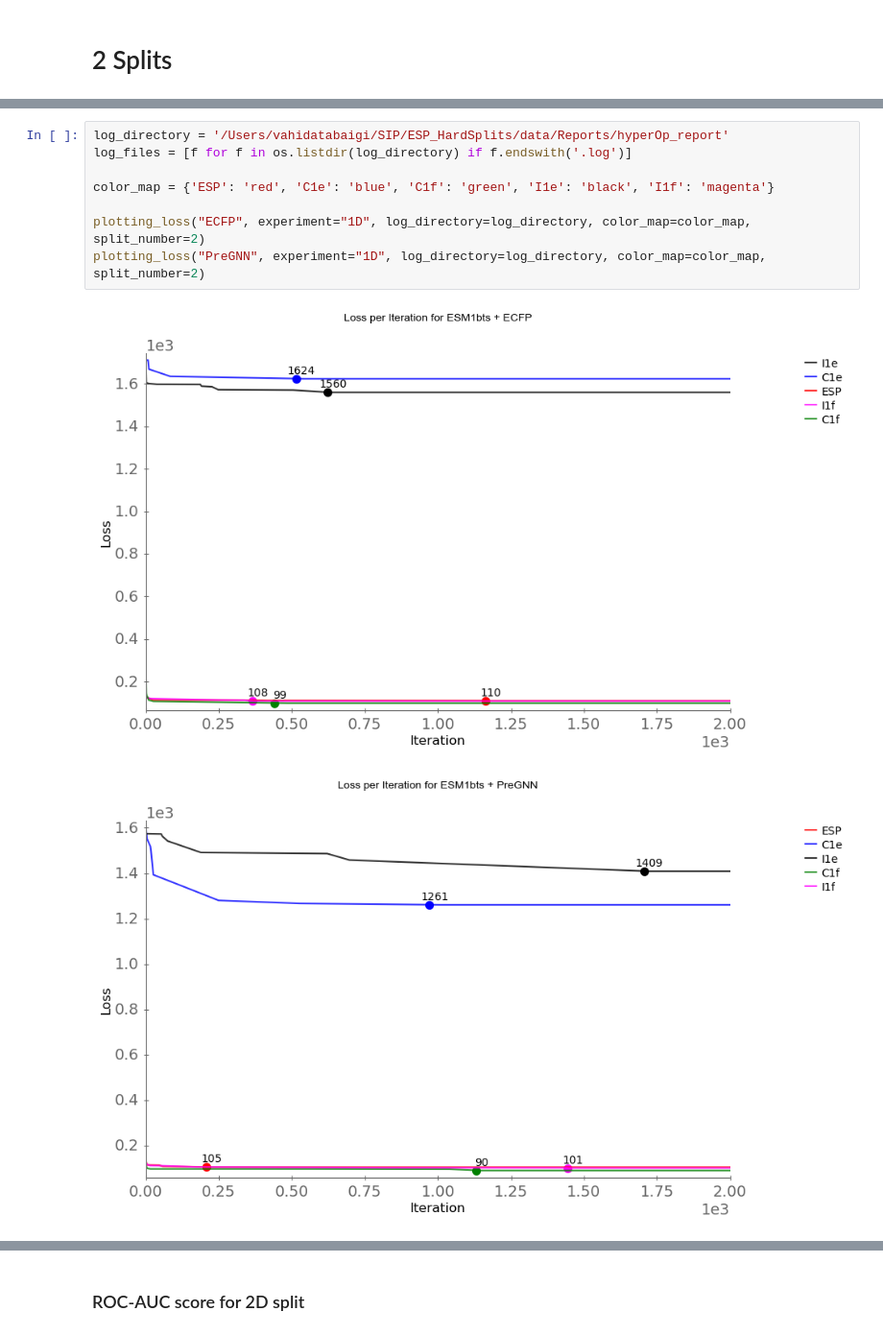
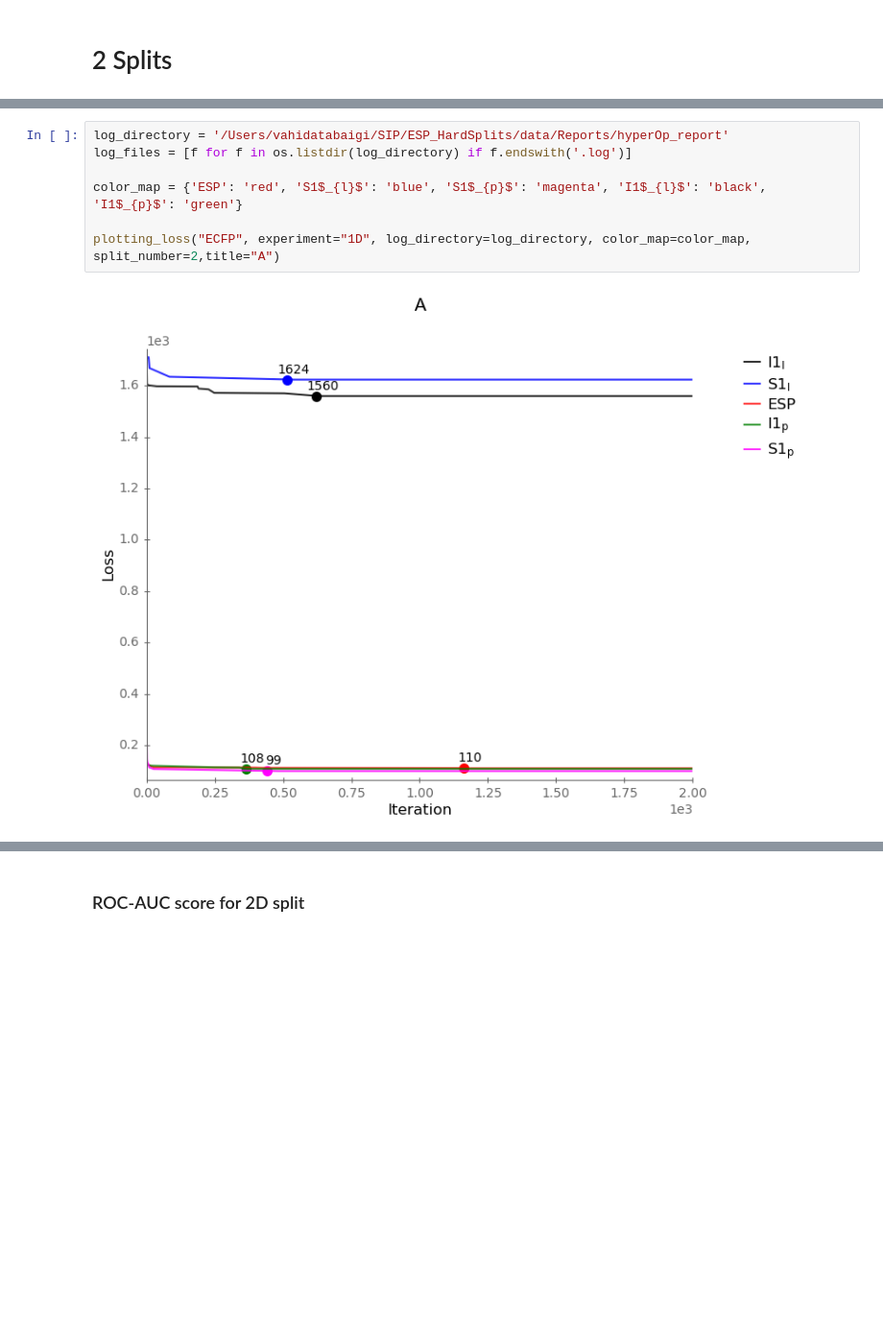
Before and after one commit to kalininalab/ESP_Leak_Analysis, a Jupyter notebook: ESP_HardSplits/notebooks_and_code/5-Results_Plots_and_figures.ipynb, the cells around one changed output, grey strips where cells are left out. Shown at 96% size. Drawn from its saved outputs; the diff is of its cells as text; blank space fills up the shorter version.

```diff
--- a/ESP_HardSplits/notebooks_and_code/5-Results_Plots_and_figures.ipynb
+++ b/ESP_HardSplits/notebooks_and_code/5-Results_Plots_and_figures.ipynb
@@ -139,11 +271,9 @@ plt.show()
 # %%
 log_directory = '/Users/vahidatabaigi/SIP/ESP_HardSplits/data/Reports/hyperOp_report'
 log_files = [f for f in os.listdir(log_directory) if f.endswith('.log')]
 
-color_map = {'ESP': 'red', 'C1e': 'blue', 'C1f': 'green', 'I1e': 'black', 'I1f': 'magenta'}
+color_map = {'ESP': 'red', 'S1$_{l}$': 'blue', 'S1$_{p}$': 'magenta', 'I1$_{l}$': 'black', 'I1$_{p}$': 'green'}
 
-plotting_loss("ECFP", experiment="1D", log_directory=log_directory, color_map=color_map, split_number=2)
-plotting_loss("PreGNN", experiment="1D", log_directory=log_directory, color_map=color_map, split_number=2)
+plotting_loss("ECFP", experiment="1D", log_directory=log_directory, color_map=color_map, split_number=2,title="A")
 # %% [output]
-[figure, old version]
+[figure, new version]
-[figure, removed]
```
Also changed, not shown: parts of 37 cells of this notebook, 4 other files.
